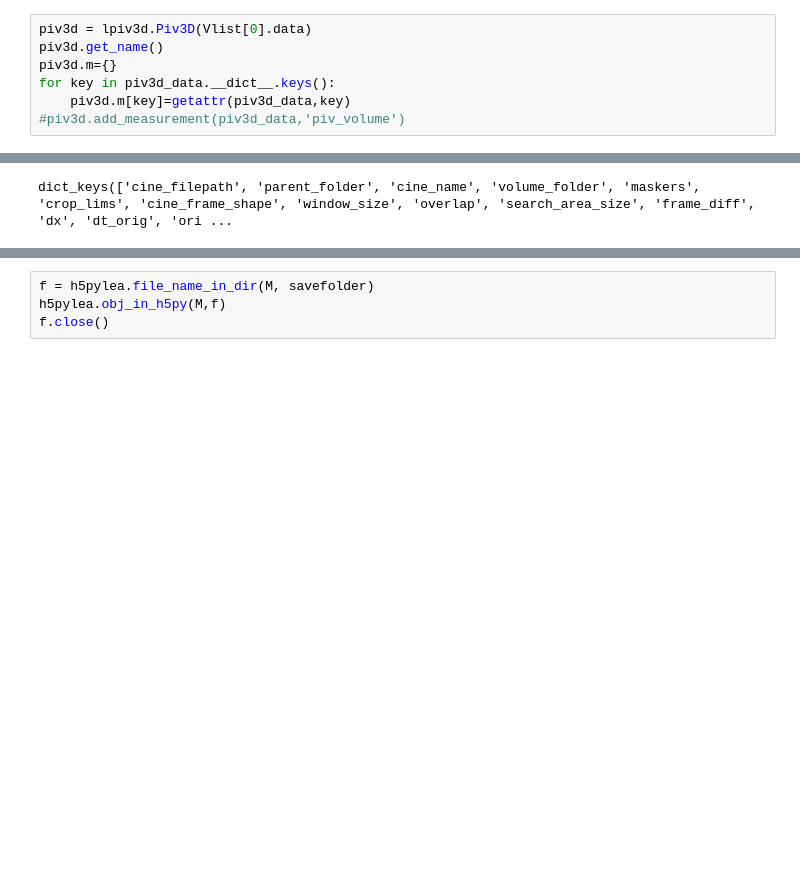
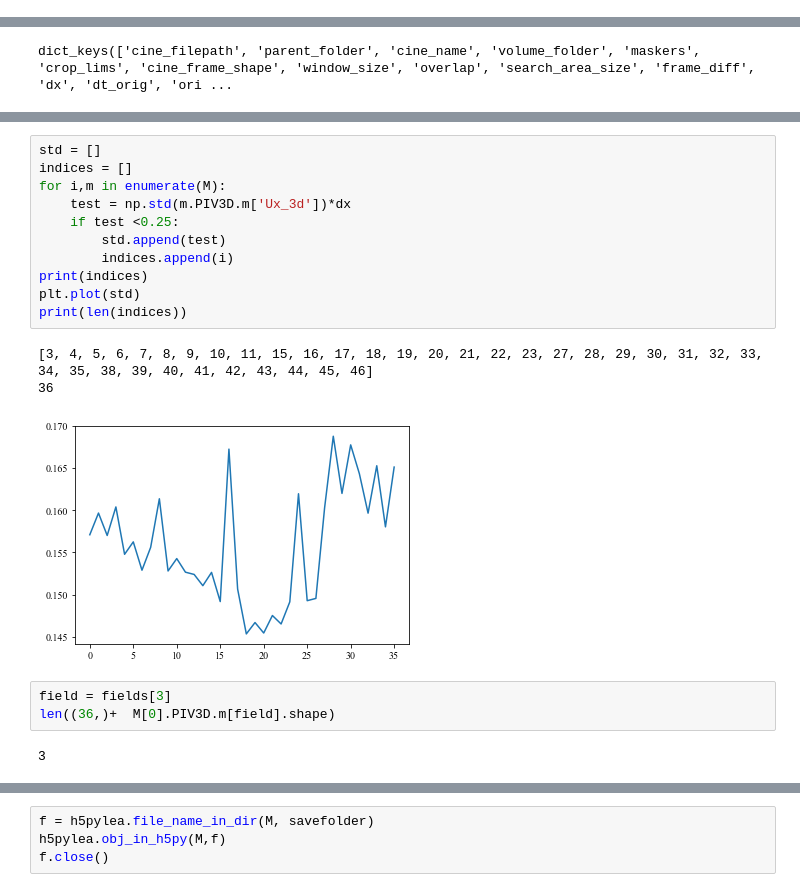
Before and after one commit to PerrardCodes/stephane, a Jupyter notebook: piv3d/Piv3d_volumeprocess_exemple.ipynb, the cells around one changed output, grey strips where cells are left out. Drawn from its saved outputs; the diff is of its cells as text; blank space fills up the shorter version.

```diff
--- a/piv3d/Piv3d_volumeprocess_exemple.ipynb
+++ b/piv3d/Piv3d_volumeprocess_exemple.ipynb
@@ -121,13 +198,6 @@ dict_keys(['cine_filepath', 'parent_folder', 'cine_name', 'volume_folder', 'mask
 piv3d_data.f
 # %% [output]
 AttributeError: 'PIVDataProcessing' object has no attribute 'f'
-# %%
-piv3d = lpiv3d.Piv3D(Vlist[0].data)
-piv3d.get_name()
-piv3d.m={}
-for key in piv3d_data.__dict__.keys():
-    piv3d.m[key]=getattr(piv3d_data,key)
-#piv3d.add_measurement(piv3d_data,'piv_volume')
 # %%
 piv3d_data.Ux_xz.shape
 # %% [output]
@@ -161,0 +246,20 @@ print(std2)
+# %%
+std = []
+indices = []
+for i,m in enumerate(M):
+    test = np.std(m.PIV3D.m['Ux_3d'])*dx
+    if test <0.25:
+        std.append(test)
+        indices.append(i)
+print(indices)
+plt.plot(std)
+print(len(indices))
+# %% [output]
+[3, 4, 5, 6, 7, 8, 9, 10, 11, 15, 16, 17, 18, 19, 20, 21, 22, 23, 27, 28, 29, 30, 31, 32, 33, 34, 35, 38, 39, 40, 41, 42, 43, 44, 45, 46]
+36
+[figure, added]
+# %%
+field = fields[3]
+len((36,)+  M[0].PIV3D.m[field].shape)
+# %% [output]
+3
```
Also changed, not shown: parts of 26 cells of this notebook.
